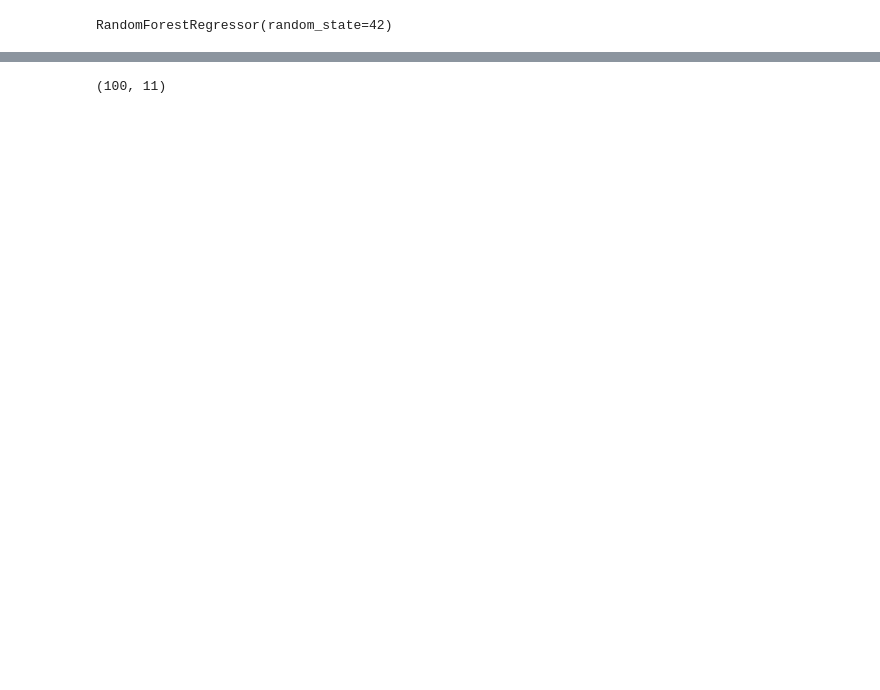
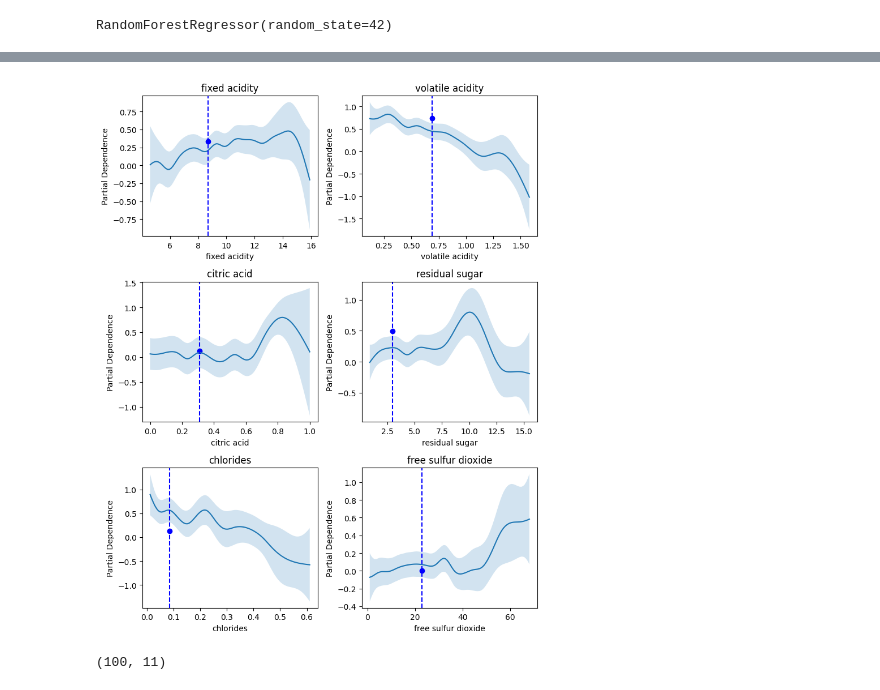
Before and after one commit to Yvonnefanf/ChartCaption, a Jupyter notebook: Data/XAI_outputs/WineQuality/GAM.ipynb, the cells around one changed output, grey strips where cells are left out. Saved outputs shown, nothing was run; the diff lists cells and outputs as text; code cells hidden in the pictures; blank space fills up the shorter version.

```diff
--- a/Data/XAI_outputs/WineQuality/GAM.ipynb
+++ b/Data/XAI_outputs/WineQuality/GAM.ipynb
@@ -64,3 +46,51 @@ xxs[0].shape
+# %%
+# 选择一个实例进行解释
+instance_idx = 0
+instance = X_train.iloc[instance_idx]
+
+# 使用GAM模型进行预测
+predicted_value = gam.predict(instance.values.reshape(1, -1))[0]
+
+# 指定要展示的特征
+selected_features = ['sulphates', 'alcohol', 'total sulfur dioxide', 'volatile acidity', 'citric acid','free sulfur dioxide']
+selected_feature_indices = [X.columns.get_loc(feature) for feature in selected_features]
+
+# 计算每个特征的贡献
+contributions = np.array([gam.partial_dependence(term=i, X=instance.values.reshape(1, -1)) for i in selected_feature_indices])
+# %%
+import matplotlib.pyplot as plt
+import numpy as np
+# gam = LinearGAM( s(1) + s(2)  + s(6) + s(9) + s(10)).fit(X_train, y_train)
+# Train a GAM model
+prediction = model.predict(X_train)
+
+gam = LinearGAM(s(0) + s(1) + s(2) + s(3) + s(4) + s(5) + s(6) + s(7) + s(8) + s(9) + s(10)).fit(X_train, prediction)
+
+def plot_gam_contributions(gam, instance, contributions,selected_features, selected_feature_indices):
+    fig, axes = plt.subplots(nrows=3, ncols=2, figsize=(8, 10))
+    axes = axes.flatten()
+
+    for i, (feature, feature_idx) in enumerate(zip(selected_features, selected_feature_indices)):
+        ax = axes[i]
+        XX = gam.generate_X_grid(term=i)
+        pdep, confi = gam.partial_dependence(term=i, width=0.95)
+        ax.plot(XX[:, i], pdep)
+        ax.fill_between(XX[:, i], confi[:, 0], confi[:, 1], alpha=0.2)
+
+        # Highlight the instance's specific value on the shape function
+        ax.axvline(instance[i], color='blue', linestyle='--')
+        ax.scatter(instance[i], contributions[i], color='blue')
+
+        ax.set_title(f'{X_train.columns[i]}')
+        ax.set_xlabel(X_train.columns[i])
+
+    plt.tight_layout()
+    plt.show()
+
+# Plot the contributions
+plot_gam_contributions(gam, instance, contributions,selected_features, selected_feature_indices)
+# %% [output]
+[figure, added]
 # %%
 xxs[1].shape
 # %% [output]
```
Also changed, not shown: parts of 3 cells of this notebook, 6 other files.
